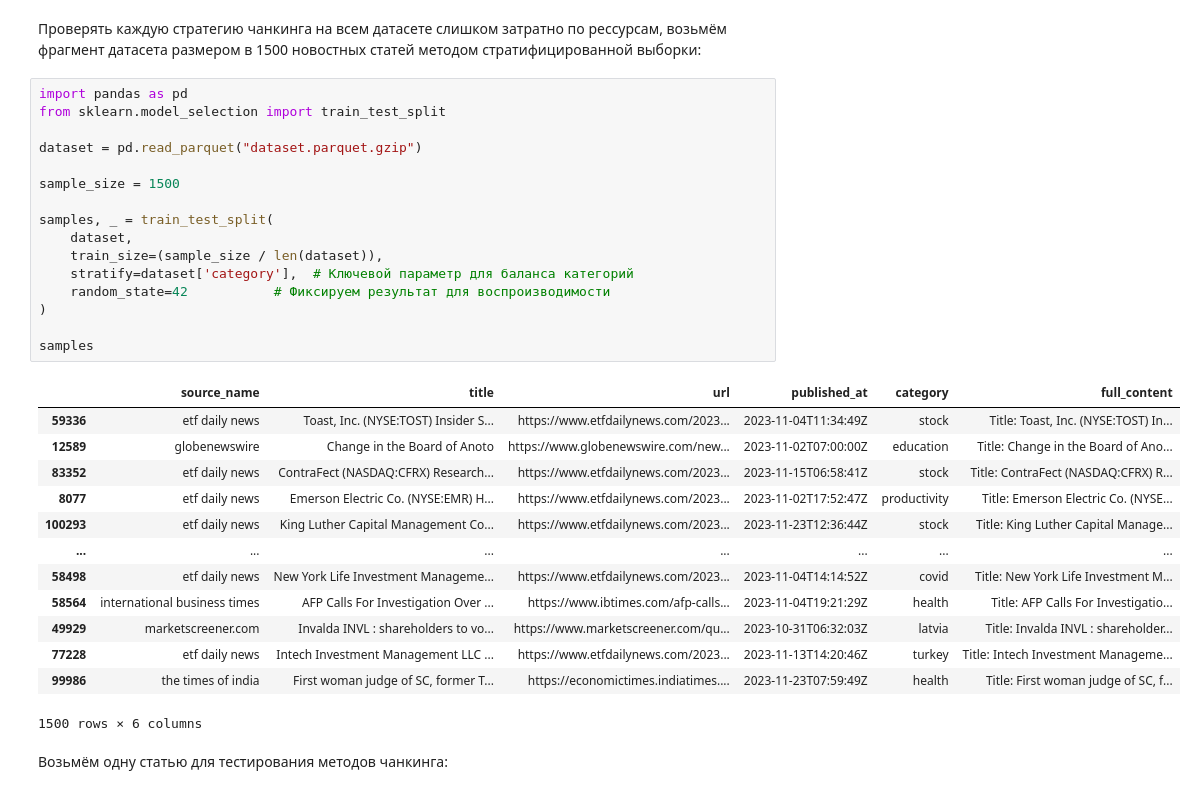
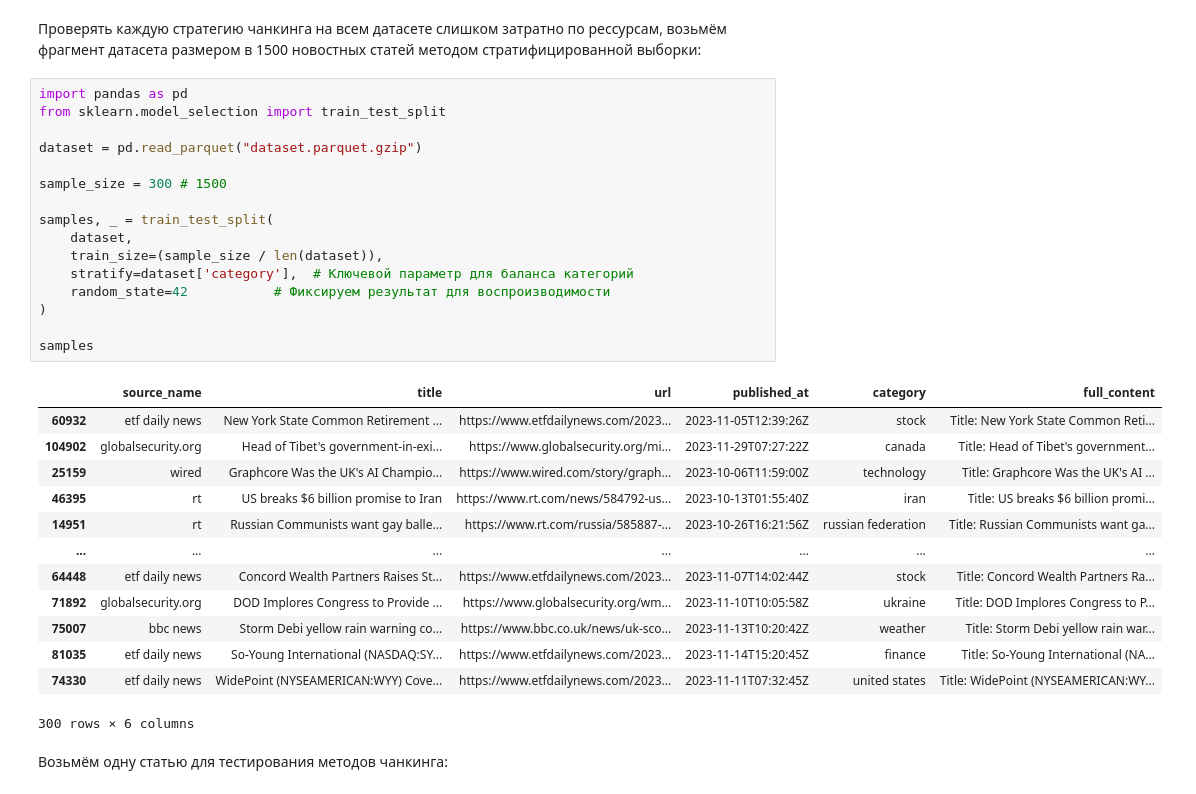
Before and after one commit to artyomboyko/Qdrant_Final_Project, a Jupyter notebook: app/Final_Project.ipynb, the cells around one changed output. Saved outputs shown, nothing was run; the diff lists cells and outputs as text.

```diff
--- a/app/Final_Project.ipynb
+++ b/app/Final_Project.ipynb
@@ -540,33 +608,33 @@ Notes:
 # %%
 import pandas as pd
 from sklearn.model_selection import train_test_split
 
 dataset = pd.read_parquet("dataset.parquet.gzip")
 
-sample_size = 1500
+sample_size = 300 # 1500
 
 samples, _ = train_test_split(
     dataset,
     train_size=(sample_size / len(dataset)),
     stratify=dataset['category'],  # Ключевой параметр для баланса категорий
     random_state=42           # Фиксируем результат для воспроизводимости
 )
 
 samples
 # %% [output]
 |  | source_name | title | url | published_at | category | full_content |
-| 59336 | etf daily news | Toast, Inc. (NYSE:TOST) Insider S... | https://www.etfdailynews.com/2023... | 2023-11-04T11:34:49Z | stock | Title: Toast, Inc. (NYSE:TOST) In... |
-| 12589 | globenewswire | Change in the Board of Anoto | https://www.globenewswire.com/new... | 2023-11-02T07:00:00Z | education | Title: Change in the Board of Ano... |
-| 83352 | etf daily news | ContraFect (NASDAQ:CFRX) Research... | https://www.etfdailynews.com/2023... | 2023-11-15T06:58:41Z | stock | Title: ContraFect (NASDAQ:CFRX) R... |
-| 8077 | etf daily news | Emerson Electric Co. (NYSE:EMR) H... | https://www.etfdailynews.com/2023... | 2023-11-02T17:52:47Z | productivity | Title: Emerson Electric Co. (NYSE... |
-| 100293 | etf daily news | King Luther Capital Management Co... | https://www.etfdailynews.com/2023... | 2023-11-23T12:36:44Z | stock | Title: King Luther Capital Manage... |
+| 60932 | etf daily news | New York State Common Retirement ... | https://www.etfdailynews.com/2023... | 2023-11-05T12:39:26Z | stock | Title: New York State Common Reti... |
+| 104902 | globalsecurity.org | Head of Tibet's government-in-exi... | https://www.globalsecurity.org/mi... | 2023-11-29T07:27:22Z | canada | Title: Head of Tibet's government... |
+| 25159 | wired | Graphcore Was the UK's AI Champio... | https://www.wired.com/story/graph... | 2023-10-06T11:59:00Z | technology | Title: Graphcore Was the UK's AI ... |
+| 46395 | rt | US breaks $6 billion promise to Iran | https://www.rt.com/news/584792-us... | 2023-10-13T01:55:40Z | iran | Title: US breaks $6 billion promi... |
+| 14951 | rt | Russian Communists want gay balle... | https://www.rt.com/russia/585887-... | 2023-10-26T16:21:56Z | russian federation | Title: Russian Communists want ga... |
 | ... | ... | ... | ... | ... | ... | ... |
-| 58498 | etf daily news | New York Life Investment Manageme... | https://www.etfdailynews.com/2023... | 2023-11-04T14:14:52Z | covid | Title: New York Life Investment M... |
-| 58564 | international business times | AFP Calls For Investigation Over ... | https://www.ibtimes.com/afp-calls... | 2023-11-04T19:21:29Z | health | Title: AFP Calls For Investigatio... |
-| 49929 | marketscreener.com | Invalda INVL : shareholders to vo... | https://www.marketscreener.com/qu... | 2023-10-31T06:32:03Z | latvia | Title: Invalda INVL : shareholder... |
-| 77228 | etf daily news | Intech Investment Management LLC ... | https://www.etfdailynews.com/2023... | 2023-11-13T14:20:46Z | turkey | Title: Intech Investment Manageme... |
-| 99986 | the times of india | First woman judge of SC, former T... | https://economictimes.indiatimes.... | 2023-11-23T07:59:49Z | health | Title: First woman judge of SC, f... |
+| 64448 | etf daily news | Concord Wealth Partners Raises St... | https://www.etfdailynews.com/2023... | 2023-11-07T14:02:44Z | stock | Title: Concord Wealth Partners Ra... |
+| 71892 | globalsecurity.org | DOD Implores Congress to Provide ... | https://www.globalsecurity.org/wm... | 2023-11-10T10:05:58Z | ukraine | Title: DOD Implores Congress to P... |
+| 75007 | bbc news | Storm Debi yellow rain warning co... | https://www.bbc.co.uk/news/uk-sco... | 2023-11-13T10:20:42Z | weather | Title: Storm Debi yellow rain war... |
+| 81035 | etf daily news | So-Young International (NASDAQ:SY... | https://www.etfdailynews.com/2023... | 2023-11-14T15:20:45Z | finance | Title: So-Young International (NA... |
+| 74330 | etf daily news | WidePoint (NYSEAMERICAN:WYY) Cove... | https://www.etfdailynews.com/2023... | 2023-11-11T07:32:45Z | united states | Title: WidePoint (NYSEAMERICAN:WY... |
-1500 rows × 6 columns
+300 rows × 6 columns
 # %% [markdown]
 Возьмём одну статью для тестирования методов чанкинга:
 # %%
```
Also changed, not shown: parts of 31 cells of this notebook, 2 other files.
